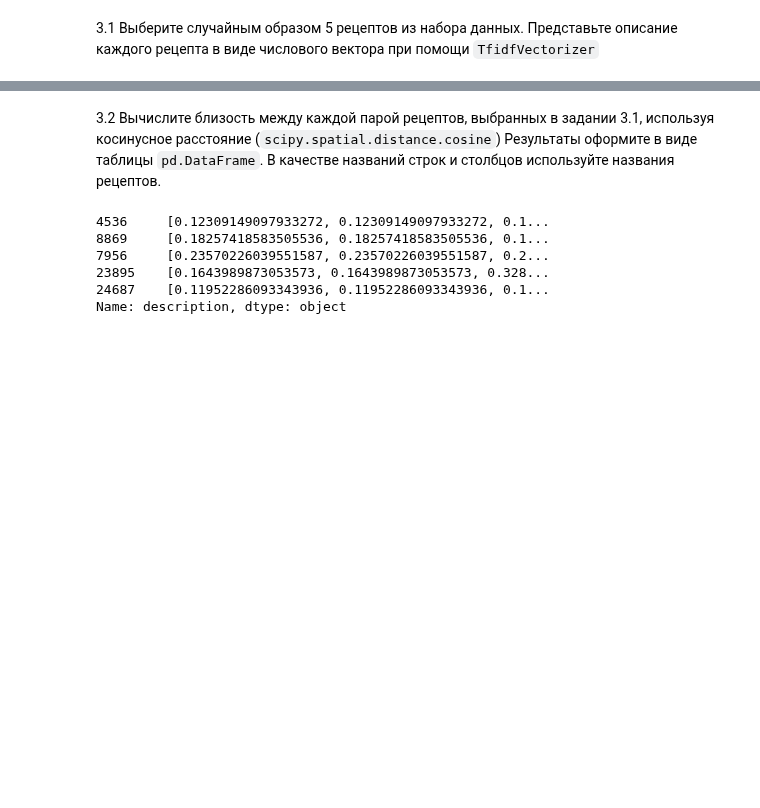
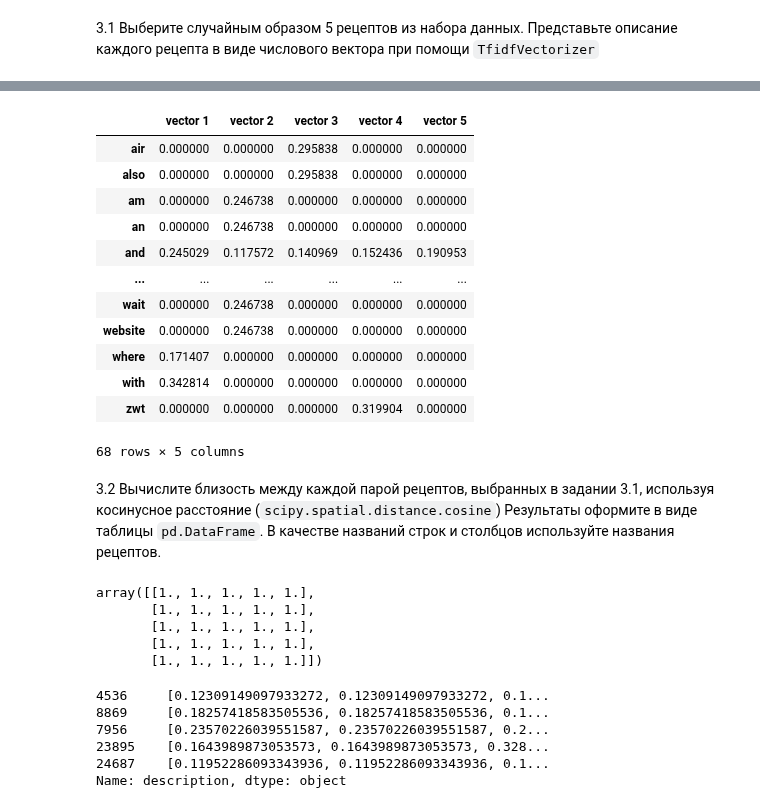
Before and after one commit to Amikuto/BigDataPT-BDPT-, a Jupyter notebook: Lesson9/09_string_2_Фамилия_Имя_Группа.ipynb, the cells around one changed output, grey strips where cells are left out. Drawn from its saved outputs; the diff is of its cells as text; code cells hidden in the pictures; blank space fills up the shorter version.

```diff
--- a/Lesson9/09_string_2_Фамилия_Имя_Группа.ipynb
+++ b/Lesson9/09_string_2_Фамилия_Имя_Группа.ipynb
@@ -436,5 +312,5 @@ def func(text: str):
 	vectorizer.fit([text])
 	return vectorizer.transform([text]).toarray()
 
-tfidf = preprocessed_descriptions.sample(5)["description"].map(lambda x: func(str(x))[0])
-tfidf
+sample = preprocessed_descriptions.sample(5)
+tfidf = sample["description"].map(lambda x: func(str(x))[0])
@@ -447,0 +330,11 @@ Name: description, dtype: object
+# %%
+def print_word_and_tfidf(text):
+	tfidf_vectorizer = TfidfVectorizer(use_idf=True)
+	tfidf_vectorizer_vectors = tfidf_vectorizer.fit_transform([text])
+	first_vector_tfidfvectorizer = tfidf_vectorizer_vectors[0]
+	df = pd.DataFrame(first_vector_tfidfvectorizer.T.todense(), index=tfidf_vectorizer.get_feature_names(), columns=["tfidf"])
+	return df#.sort_values(by=["tfidf"],ascending=False)
+
+for index, columns in sample.iterrows():
+	description = columns[1]
+	print(print_word_and_tfidf(description), end="\n\n")
@@ -448,5 +359,42 @@ Name: description, dtype: object
+# %%
+tfidf_vectorizer = TfidfVectorizer(use_idf=True)
+
+list_with_descriptions = []
+for index, columns in sample.iterrows():
+	description = columns[1]
+	list_with_descriptions.append(description)
+
+tfidf_vectorizer_vectors = tfidf_vectorizer.fit_transform(list_with_descriptions)
+
+df = pd.DataFrame(index=tfidf_vectorizer.get_feature_names(), columns=[f"vector {i+1}" for i in range(5)])
+for i in range (tfidf_vectorizer_vectors.shape[0]):
+	df[f"vector {i+1}"] = tfidf_vectorizer_vectors[i].T.toarray()
+df
+# %% [output]
+|  | vector 1 | vector 2 | vector 3 | vector 4 | vector 5 |
+| air | 0.000000 | 0.000000 | 0.295838 | 0.000000 | 0.000000 |
+| also | 0.000000 | 0.000000 | 0.295838 | 0.000000 | 0.000000 |
+| am | 0.000000 | 0.246738 | 0.000000 | 0.000000 | 0.000000 |
+| an | 0.000000 | 0.246738 | 0.000000 | 0.000000 | 0.000000 |
+| and | 0.245029 | 0.117572 | 0.140969 | 0.152436 | 0.190953 |
+| ... | ... | ... | ... | ... | ... |
+| wait | 0.000000 | 0.246738 | 0.000000 | 0.000000 | 0.000000 |
+| website | 0.000000 | 0.246738 | 0.000000 | 0.000000 | 0.000000 |
+| where | 0.171407 | 0.000000 | 0.000000 | 0.000000 | 0.000000 |
+| with | 0.342814 | 0.000000 | 0.000000 | 0.000000 | 0.000000 |
+| zwt | 0.000000 | 0.000000 | 0.000000 | 0.319904 | 0.000000 |
+68 rows × 5 columns
 # %% [markdown]
 3.2 Вычислите близость между каждой парой рецептов, выбранных в задании 3.1, используя косинусное расстояние (`scipy.spatial.distance.cosine`) Результаты оформите в виде таблицы `pd.DataFrame`. В качестве названий строк и столбцов используйте названия рецептов.
+# %%
+proximity_distance = np.ones((5, 5))
+proximity_distance
+# %% [output]
+array([[1., 1., 1., 1., 1.],
+       [1., 1., 1., 1., 1.],
+       [1., 1., 1., 1., 1.],
+       [1., 1., 1., 1., 1.],
+       [1., 1., 1., 1., 1.]])
 # %%
 tfidf
 # %% [output]
```
Also changed, not shown: parts of 15 cells of this notebook.
